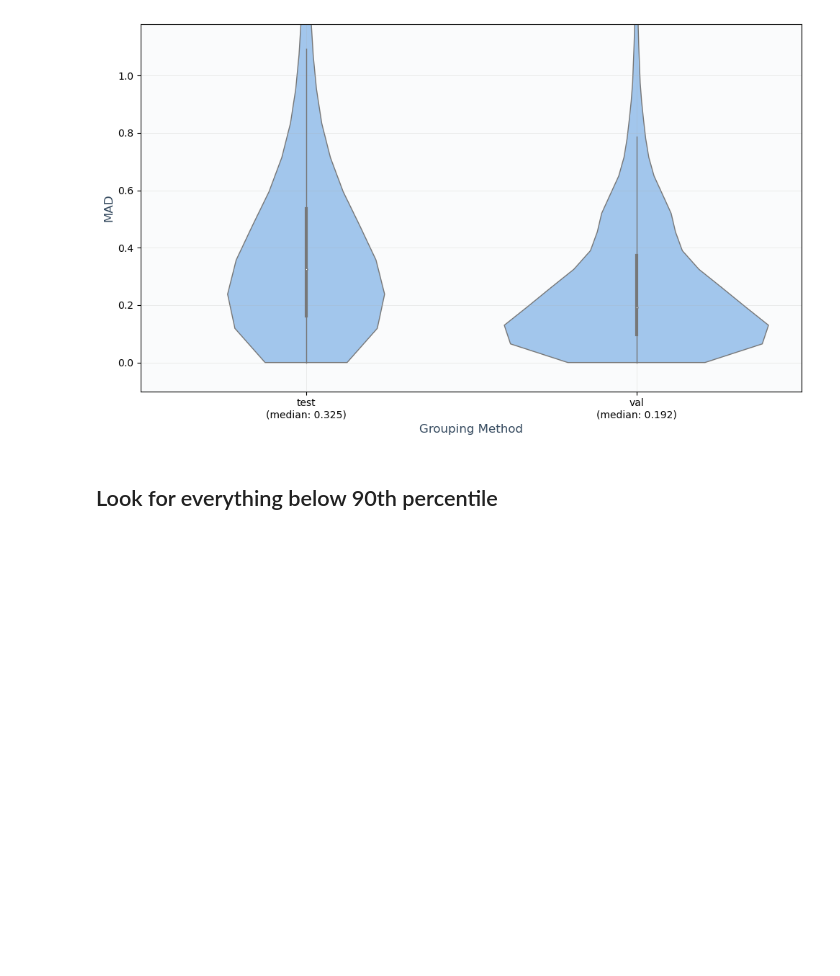
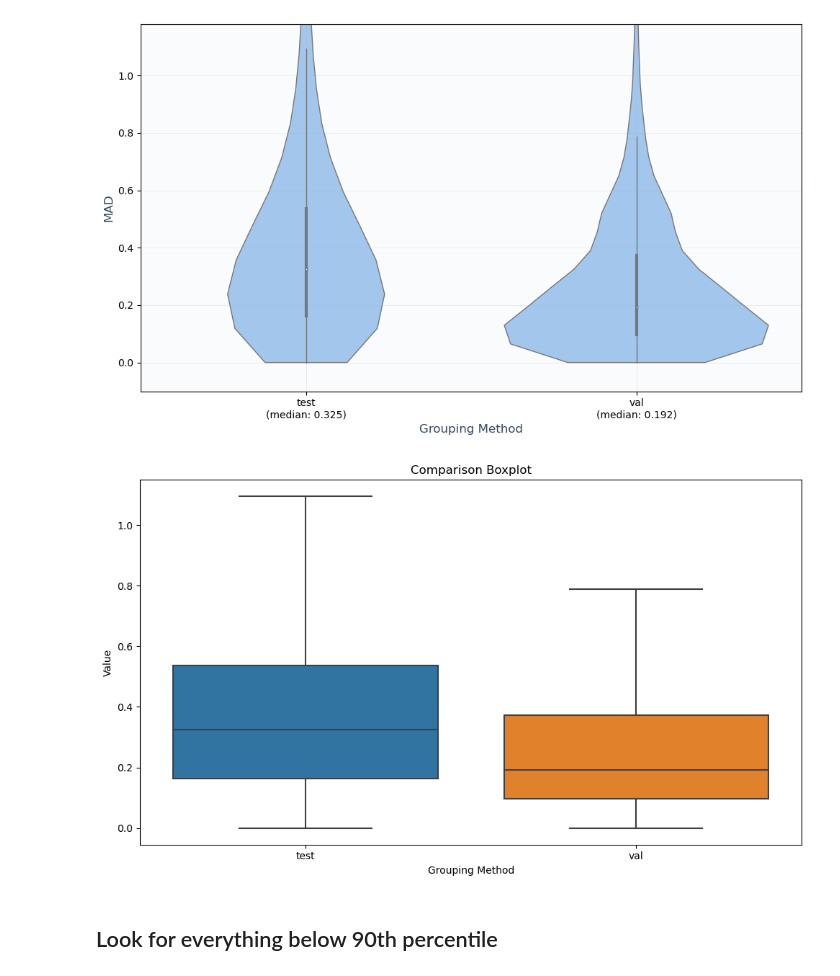
Before and after one commit to WannesLamberts/MTL-peptide-property-prediction-pool, a Jupyter notebook: notebooks/model_interpretation.ipynb, the cells around one changed output. Saved outputs shown, nothing was run; the diff lists cells and outputs as text; code cells hidden in the pictures; blank space fills up the shorter version.

```diff
--- a/notebooks/model_interpretation.ipynb
+++ b/notebooks/model_interpretation.ipynb
@@ -45,6 +45,10 @@ mad_val=df_val.groupby('modified_sequence')['predictions'].apply(lambda x: media
 create_MAD_comparison_violinplot([mad_test,mad_val],["test","val"],title="",percentile_cutoff=0.95)
 # %% [output]
 [figure]
+# %%
+create_MAD_comparison_boxplot([mad_test,mad_val],["test","val"])
+# %% [output]
+[figure, added]
 # %% [markdown]
 ## Look for everything below 90th percentile
 # %%
```
